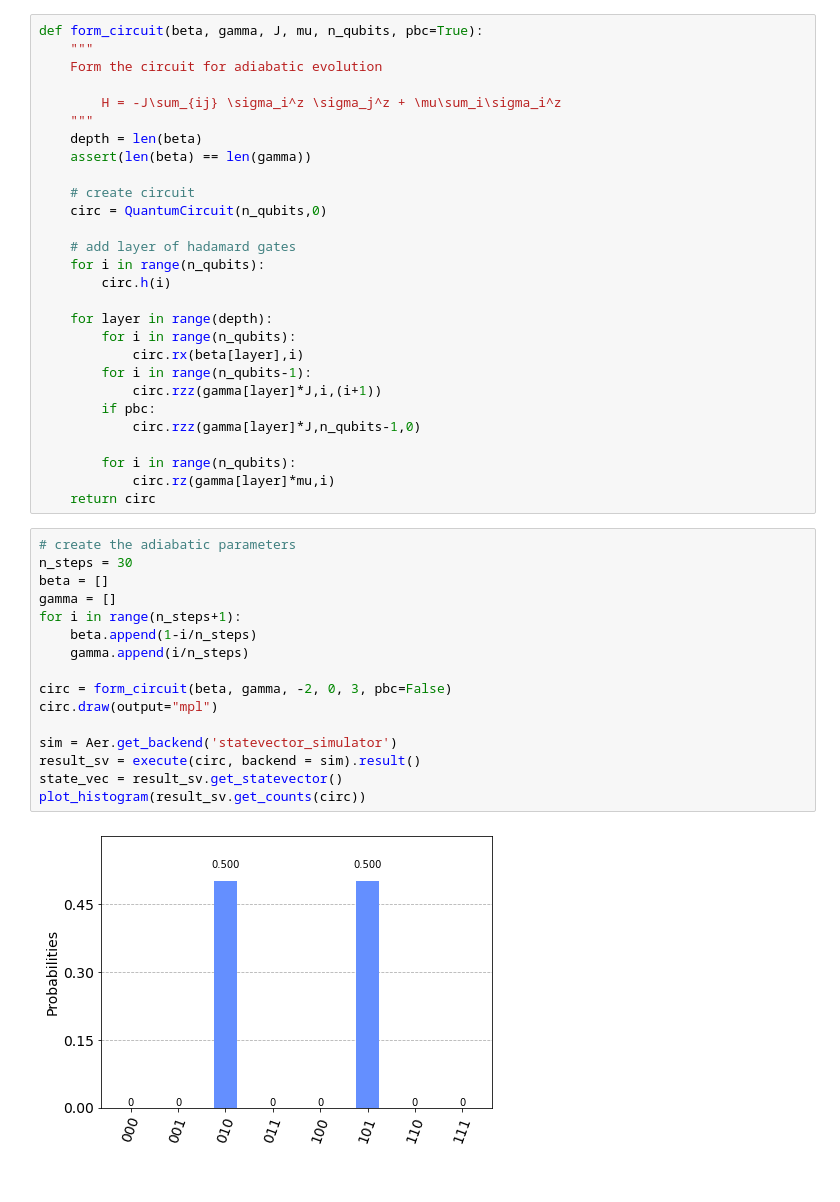
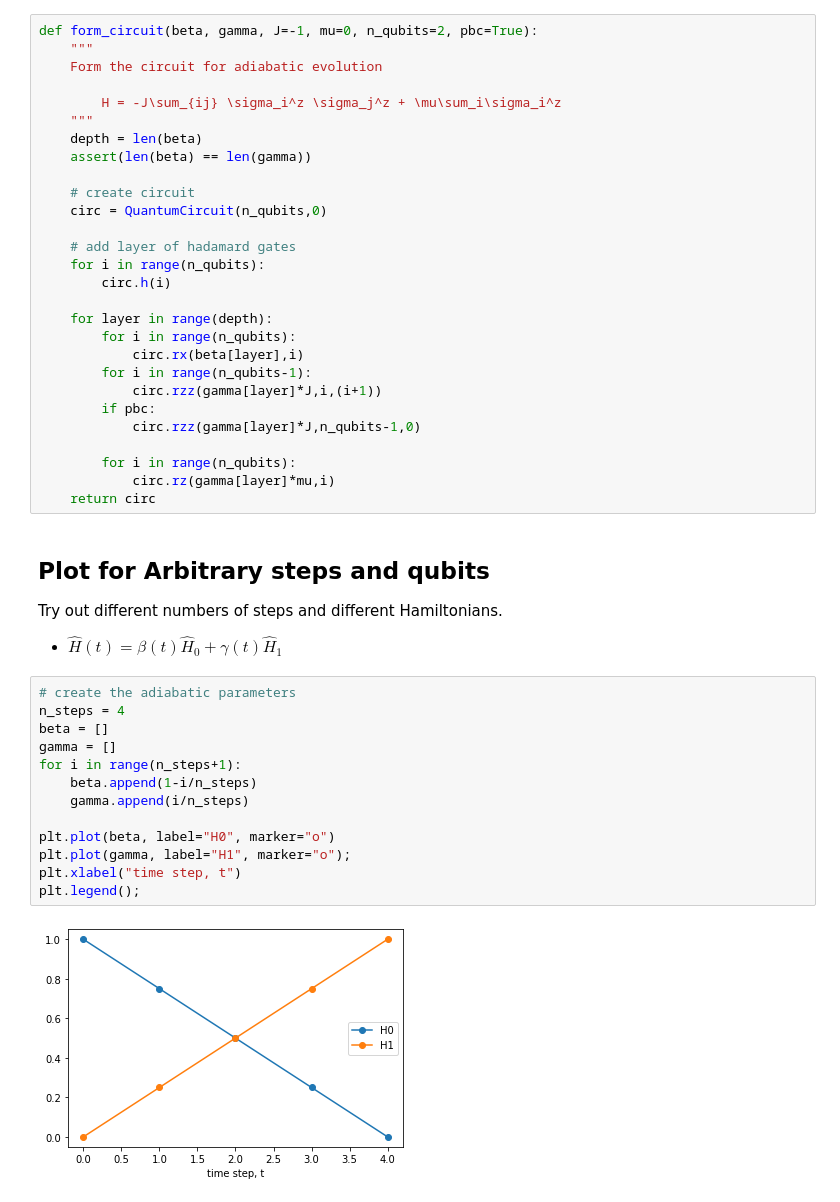
Before and after one commit to y-pleim/AdiabaticPrinciple, a Jupyter notebook: adiabatic.ipynb, the cells around one changed output. Drawn from its saved outputs; the diff is of its cells as text.

```diff
--- a/adiabatic.ipynb
+++ b/adiabatic.ipynb
@@ -16,5 +132,5 @@ state_vec1 = result_sv1.get_statevector()
 # %%
-def form_circuit(beta, gamma, J, mu, n_qubits, pbc=True):
+def form_circuit(beta, gamma, J=-1, mu=0, n_qubits=2, pbc=True):
     """
     Form the circuit for adiabatic evolution
 
@@ -41,21 +157,23 @@ def form_circuit(beta, gamma, J, mu, n_qubits, pbc=True):
         for i in range(n_qubits):
             circ.rz(gamma[layer]*mu,i)
     return circ
+# %% [markdown]
+## Plot for Arbitrary steps and qubits
+
+Try out different numbers of steps and different Hamiltonians.
+- $\hat{H}(t) = \beta(t)\hat{H}_0 + \gamma(t)\hat{H}_1$
 # %%
 # create the adiabatic parameters
-n_steps = 30
+n_steps = 4
 beta = []
 gamma = []
 for i in range(n_steps+1):
     beta.append(1-i/n_steps)
     gamma.append(i/n_steps)
 
-circ = form_circuit(beta, gamma, -2, 0, 3, pbc=False)
-circ.draw(output="mpl")
-
-sim = Aer.get_backend('statevector_simulator')
-result_sv = execute(circ, backend = sim).result()
-state_vec = result_sv.get_statevector()
-plot_histogram(result_sv.get_counts(circ))
+plt.plot(beta, label="H0", marker="o")
+plt.plot(gamma, label="H1", marker="o");
+plt.xlabel("time step, t")
+plt.legend();
 # %% [output]
-[figure, old version]
+[figure, new version]
```
Also changed, not shown: parts of 17 cells of this notebook, 3 other files.
